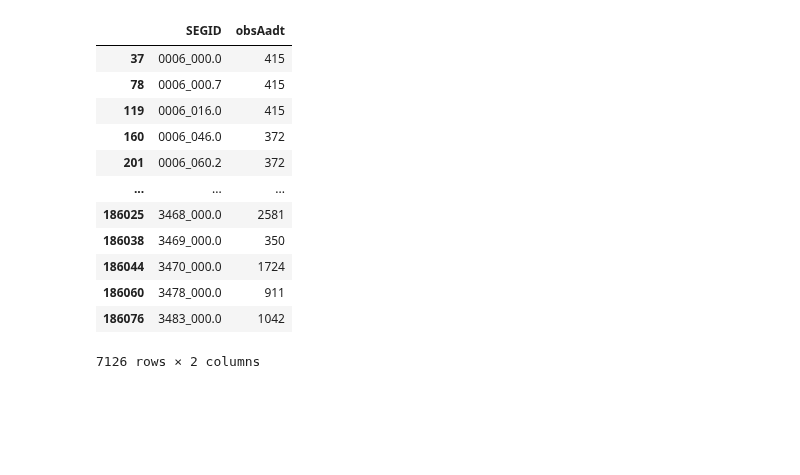
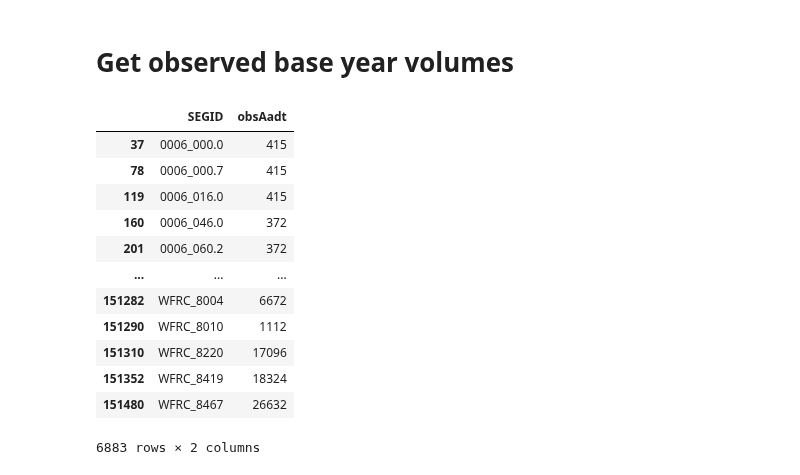
Before and after one commit to WFRCAnalytics/Traffic-Volume-Forecasts, a Jupyter notebook: 3-Prepare-Model-Forecasts.ipynb, the cells around one changed output. Saved outputs shown, nothing was run; the diff lists cells and outputs as text; code cells hidden in the pictures; blank space fills up the shorter version.

```diff
--- a/3-Prepare-Model-Forecasts.ipynb
+++ b/3-Prepare-Model-Forecasts.ipynb
@@ -174,0 +323,3 @@ dfFac.groupby(['SUBAREAID'],as_index = False).agg(numSegs=('SEGID','count'),numS
+# %%
+dfMdlVolWithFac = pd.concat([dfZeroFacWithAvg,dfNonZeroFac], ignore_index=True)
+dfMdlVolWithFac
@@ -174,0 +458,20 @@ dfFac.groupby(['SUBAREAID'],as_index = False).agg(numSegs=('SEGID','count'),numS
+# %%
+# Example dataframes
+# df1 = pd.DataFrame({'SEGID': [1, 2], 'removeSUBAREAID': [101, 102]})
+# dfMdlVolWithFac = pd.DataFrame({'SEGID': [1, 2, 3], 'SUBAREAID': [101, 102, 103], 'OtherColumn': ['A', 'B', 'C']})
+
+# Assuming 'removeSUBAREAID' in df1 matches 'SUBAREAID' in dfMdlVolWithFac, and you want to remove records from dfMdlVolWithFac that have matching 'SEGID' and 'SUBAREAID'
+# If 'removeSUBAREAID' is not meant to directly match 'SUBAREAID', adjust the merge accordingly.
+
+# Merge the dataframes on 'SEGID' and 'SUBAREAID'/'removeSUBAREAID', indicating records to remove
+merged_df = pd.merge(dfMdlVolWithFac, duplicateSegsInTdms, left_on=['SEGID', 'SUBAREAID'], right_on=['SEGID', 'removeSUBAREAID'], how='left', indicator=True)
+
+# Filter out the records that have a match
+filtered_df = merged_df[merged_df['_merge'] == 'left_only']
+
+# Drop the columns added from df1 and the merge indicator to get back to the original dfMdlVolWithFac format
+final_df = filtered_df.drop(columns=['removeSUBAREAID', '_merge'])
+
+# final_df will be your dfMdlVolWithFac dataframe with the matched records removed
+dfMdlVolWithFacDupRem = final_df
+dfMdlVolWithFacDupRem
@@ -176,18 +511,16 @@ dfFac.groupby(['SUBAREAID'],as_index = False).agg(numSegs=('SEGID','count'),numS
 import numpy as np
 
 # Your existing code for merging and filling NA
-_df = pd.DataFrame.merge(dfFac, dfMdlVol, on=('SEGID','SUBAREAID'), how='inner')
-_df.fillna(0, inplace=True)
-display()
+_df = dfMdlVolWithFacDupRem.copy()
 
 # calculate AADT by subareaid
 # divide by colWeekdayFactor
-_df.loc[(~(_df['SUBAREAID'].isin([4])) & (_df[colFacWdAvg]> 0)), 'modAadt'] = (_df['DY_VOL'] / _df[colFacWdAvg])
-_df.loc[(~(_df['SUBAREAID'].isin([4])) & (_df[colFacWdAvg]==0)), 'modAadt'] = 0
+_df.loc[(~(_df['SUBAREAID'].isin(subareaidsThatUseSprFalFac)) & (_df[colFacWdAvg]> 0)), 'modAadt'] = (_df['DY_VOL'] / _df[colFacWdAvg])
+_df.loc[(~(_df['SUBAREAID'].isin(subareaidsThatUseSprFalFac)) & (_df[colFacWdAvg]==0)), 'modAadt'] = 0
 
 # divide by average of Spring and Fall only for Summit/Wasatch Model
-_df.loc[(_df['SUBAREAID'].isin([4]) & (_df['FAC_SPRFAL']>0 )), 'modAadt'] = (_df['DY_VOL'] / _df[colFacWdAvg] / _df['FAC_SPRFAL'])
-_df.loc[(_df['SUBAREAID'].isin([4]) & (_df['FAC_SPRFAL']==0)), 'modAadt'] = 0
+_df.loc[(_df['SUBAREAID'].isin(subareaidsThatUseSprFalFac) & (_df['FAC_SPRFAL']>0 )), 'modAadt'] = (_df['DY_VOL'] / _df[colFacWdAvg] / _df['FAC_SPRFAL'])
+_df.loc[(_df['SUBAREAID'].isin(subareaidsThatUseSprFalFac) & (_df['FAC_SPRFAL']==0)), 'modAadt'] = 0
 
 # Convert to integer as you had before
 _df['modAadt'] = _df['modAadt'].round(0).astype(int)
@@ -246,39 +546,46 @@ _df
+# %% [markdown]
+# Get observed base year volumes
 # %%
 # GET BASE YEAR OBSERVED
 
 # read intermediate CSV with base year observed AADT
-_df = pd.read_csv('intermediate/aadt.csv')
+_dfAadt = pd.read_csv('intermediate/aadt.csv')
+
+# get SEGID and SUBAREAIDs from AADT dataframe  and merge to the desired source as indicated in dfObsVolSource
+_dfSource = pd.merge(dfModAadt[['SEGID','SUBAREAID']].drop_duplicates(),dfObsVolSource,on='SUBAREAID',how='left')
+
+_df = pd.merge(_dfSource, _dfAadt, on=('SEGID','SOURCE'))
 
 # filter by source and year
-_df = _df[(_df['SOURCE']==sourceName) & (_df['YEAR']<=baseYear)]
+_df = _df[(_df['YEAR']<=baseYear)]
 
 # get max row of max year for each segid... incase there is no observed 2019 data, but maybe a earlier year
 # Then, group by 'SEGID' and find the index of the maximum 'YEAR' for each group
 idx = _df.groupby('SEGID')['YEAR'].idxmax()
 
 # Use the index to filter the rows
 _df = _df.loc[idx]
 
 _df = _df[['SEGID','AADT']]
 _df.rename(columns={'AADT':'obsAadt'}, inplace=True)
 
 dfObsAadt_BaseYear = _df
 
 display(dfObsAadt_BaseYear)
 # %% [output]
 |  | SEGID | obsAadt |
 | 37 | 0006_000.0 | 415 |
 | 78 | 0006_000.7 | 415 |
 | 119 | 0006_016.0 | 415 |
 | 160 | 0006_046.0 | 372 |
 | 201 | 0006_060.2 | 372 |
 | ... | ... | ... |
-| 186025 | 3468_000.0 | 2581 |
-| 186038 | 3469_000.0 | 350 |
-| 186044 | 3470_000.0 | 1724 |
-| 186060 | 3478_000.0 | 911 |
-| 186076 | 3483_000.0 | 1042 |
+| 151282 | WFRC_8004 | 6672 |
+| 151290 | WFRC_8010 | 1112 |
+| 151310 | WFRC_8220 | 17096 |
+| 151352 | WFRC_8419 | 18324 |
+| 151480 | WFRC_8467 | 26632 |
-7126 rows × 2 columns
+6883 rows × 2 columns
 # %%
 # CALCULATE ADJUSTMENT FACTOR FROM BASE YEAR MODEL VS OBSERVED
 dfModAadt_BaseYear = dfModAadt[dfModAadt['YEAR']==2019]
```
Also changed, not shown: parts of 32 cells of this notebook, 12 other files.
